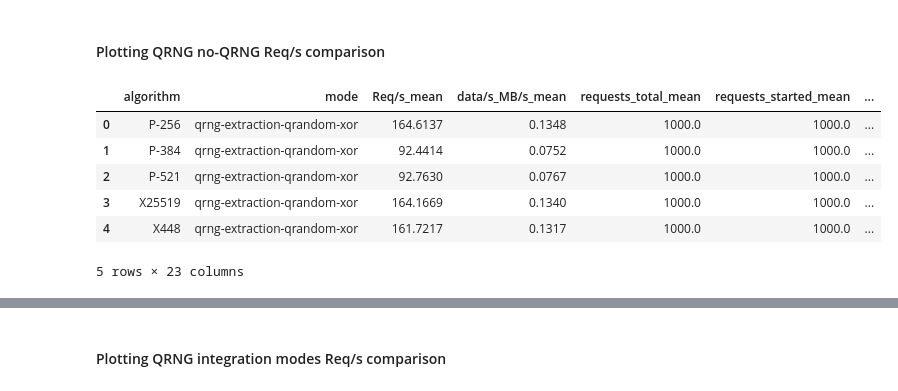
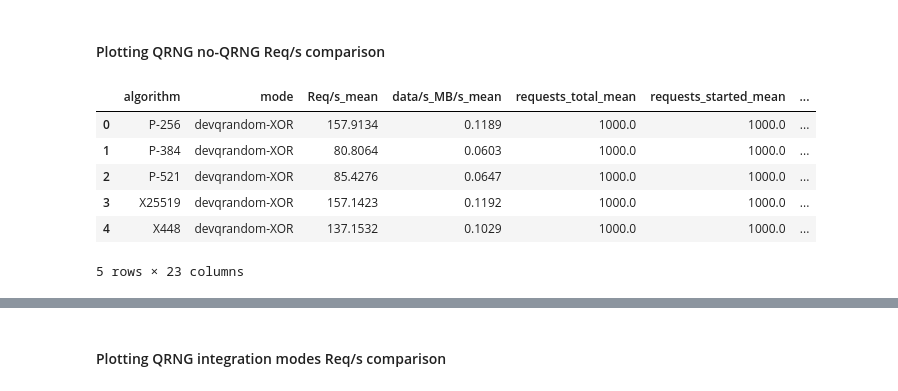
Before and after one commit to qursa-uc3m/quantis-qrng-tls-pq-bench, a Jupyter notebook: h2load-bench/data_analysis/data_analysis.ipynb, the cells around one changed output, grey strips where cells are left out. Cells and saved outputs as stored; diff of their text form; code cells hidden in the pictures.

```diff
--- a/h2load-bench/data_analysis/data_analysis.ipynb
+++ b/h2load-bench/data_analysis/data_analysis.ipynb
@@ -12,3 +12,11 @@ from data_processing.functions import combine_summary_dataframes
+# %%
+MODE_NAME_CHANGES = {
+    "qrng-extraction-qlib": "QuantisLibraries",
+    "qrng-extraction-qlib-xor": "QuantisLibraries-XOR",
+    "qrng-extraction-qrandom": "devqrandom",
+    "qrng-extraction-qrandom-xor": "devqrandom-XOR",
+    "no-qrng": "NoQRNG",
+    "qrng-extraction-rngtools_reseed1": "rngtools",}
 # %% [markdown]
 ### Some functions definitions
 # %% [markdown]
@@ -219,16 +226,18 @@ def plot_req_s(input_df, error_column="Req/s_std", several_runs=True, xor_ratios
 # %% [markdown]
 #### Plotting QRNG no-QRNG Req/s comparison
 # %%
+IS_REVIEW = True
 n_clients = 1000
 n_requests = 1000
 summary_modes_list =  ["qrng-extraction-qrandom-xor", "qrng-extraction-rngtools_reseed1", "no-qrng"]
-_, summary_df_all = combine_summary_dataframes(n_clients, n_requests, summary_modes_list, several_runs=True, n_runs = 100)
+_, summary_df_all = combine_summary_dataframes(n_clients, n_requests, summary_modes_list, n_runs=100, is_review=IS_REVIEW)
+summary_df_all['mode'] = summary_df_all['mode'].map(MODE_NAME_CHANGES)
 summary_df_all.head()
 # %% [output]
 |  | algorithm | mode | Req/s_mean | data/s_MB/s_mean | requests_total_mean | requests_started_mean | ... |
-| 0 | P-256 | qrng-extraction-qrandom-xor | 164.6137 | 0.1348 | 1000.0 | 1000.0 | ... |
-| 1 | P-384 | qrng-extraction-qrandom-xor | 92.4414 | 0.0752 | 1000.0 | 1000.0 | ... |
-| 2 | P-521 | qrng-extraction-qrandom-xor | 92.7630 | 0.0767 | 1000.0 | 1000.0 | ... |
-| 3 | X25519 | qrng-extraction-qrandom-xor | 164.1669 | 0.1340 | 1000.0 | 1000.0 | ... |
-| 4 | X448 | qrng-extraction-qrandom-xor | 161.7217 | 0.1317 | 1000.0 | 1000.0 | ... |
+| 0 | P-256 | devqrandom-XOR | 157.9134 | 0.1189 | 1000.0 | 1000.0 | ... |
+| 1 | P-384 | devqrandom-XOR | 80.8064 | 0.0603 | 1000.0 | 1000.0 | ... |
+| 2 | P-521 | devqrandom-XOR | 85.4276 | 0.0647 | 1000.0 | 1000.0 | ... |
+| 3 | X25519 | devqrandom-XOR | 157.1423 | 0.1192 | 1000.0 | 1000.0 | ... |
+| 4 | X448 | devqrandom-XOR | 137.1532 | 0.1029 | 1000.0 | 1000.0 | ... |
 5 rows × 23 columns
```
Also changed, not shown: parts of 18 cells of this notebook, 2 other files.
